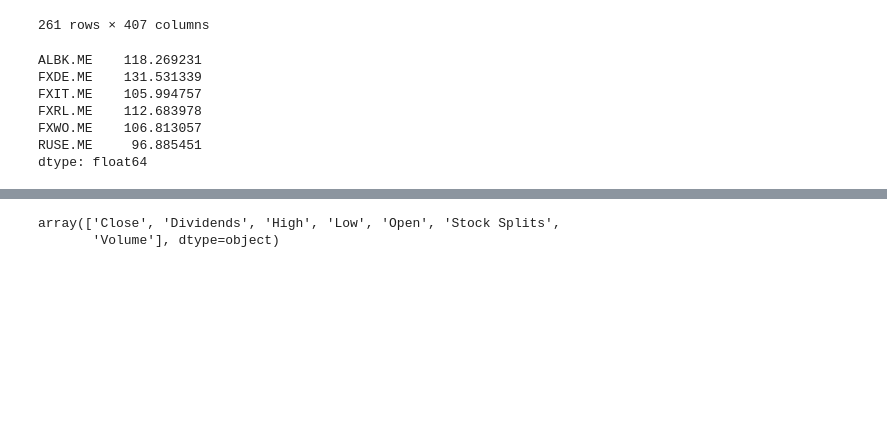
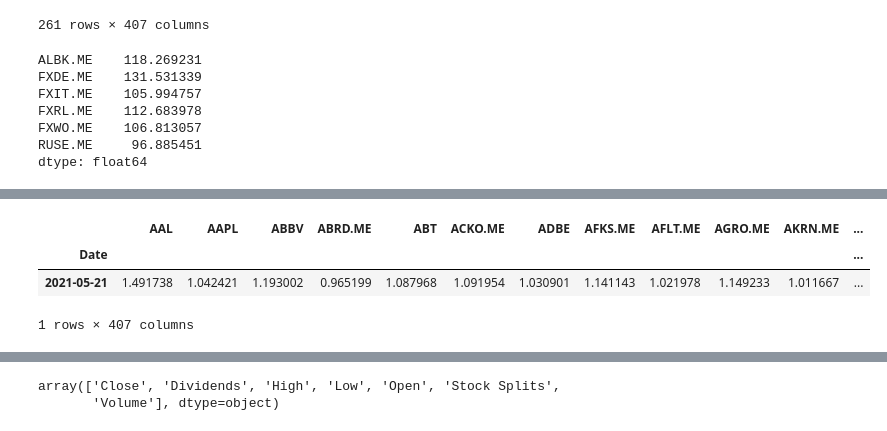
Before and after one commit to Mikhaylov-yv/Trad_histori_test, a Jupyter notebook: notebooks/Просмотр рынка Мос биржы.ipynb, the cells around one changed output, grey strips where cells are left out. Cells and saved outputs as stored; diff of their text form; code cells hidden in the pictures; blank space fills up the shorter version.

```diff
--- a/notebooks/Просмотр рынка Мос биржы.ipynb
+++ b/notebooks/Просмотр рынка Мос биржы.ipynb
@@ -138,0 +159,7 @@ gr.plot(ylim = (-1,5),legend = False, figsize=(20, 20))
+# %%
+gr.loc[gr_.index == '2021-05-21']
+# %% [output]
+|  | AAL | AAPL | ABBV | ABRD.ME | ABT | ACKO.ME | ADBE | AFKS.ME | AFLT.ME | AGRO.ME | AKRN.ME | ... |
+| Date |  |  |  |  |  |  |  |  |  |  |  | ... |
+| 2021-05-21 | 1.491738 | 1.042421 | 1.193002 | 0.965199 | 1.087968 | 1.091954 | 1.030901 | 1.141143 | 1.021978 | 1.149233 | 1.011667 | ... |
+1 rows × 407 columns
```
Also changed, not shown: parts of 5 cells of this notebook.
